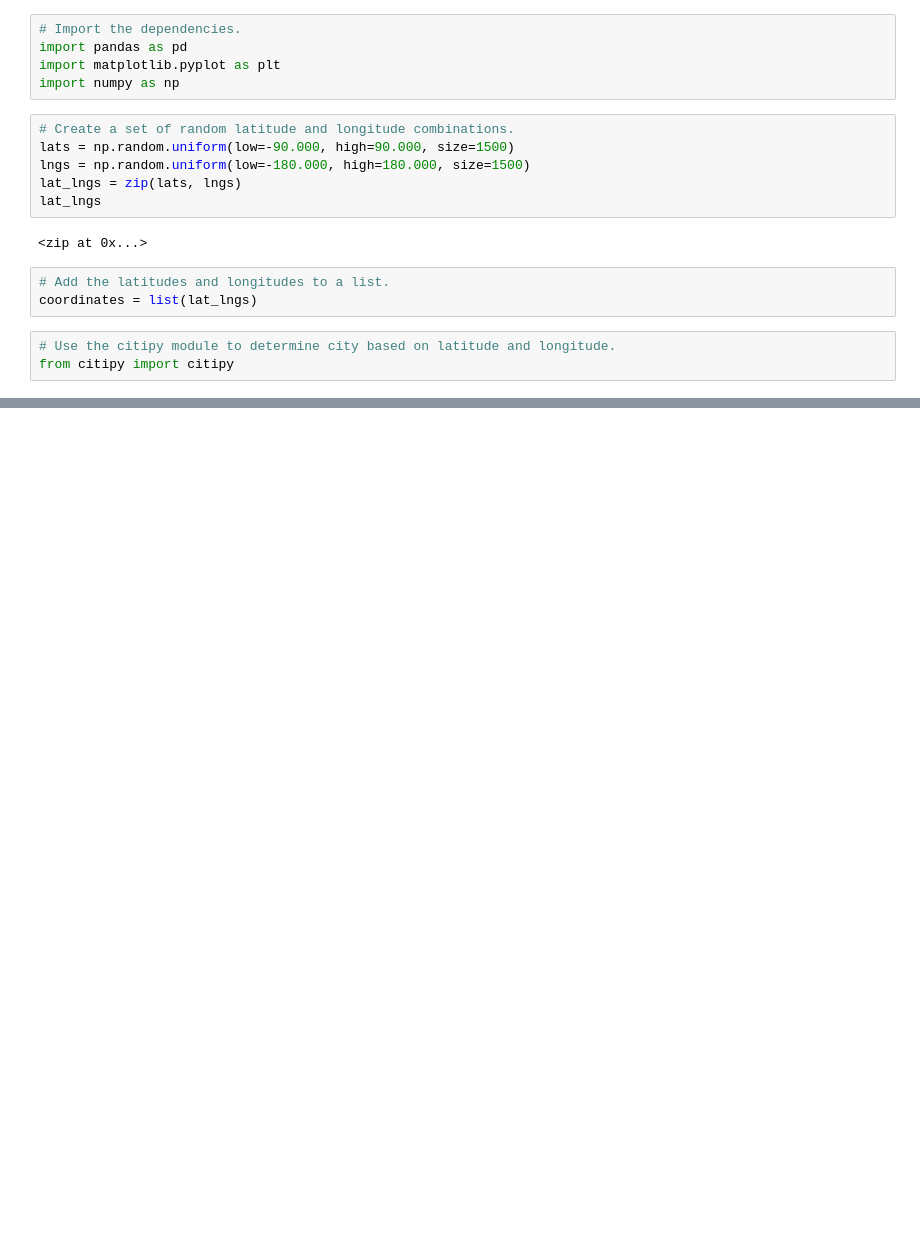
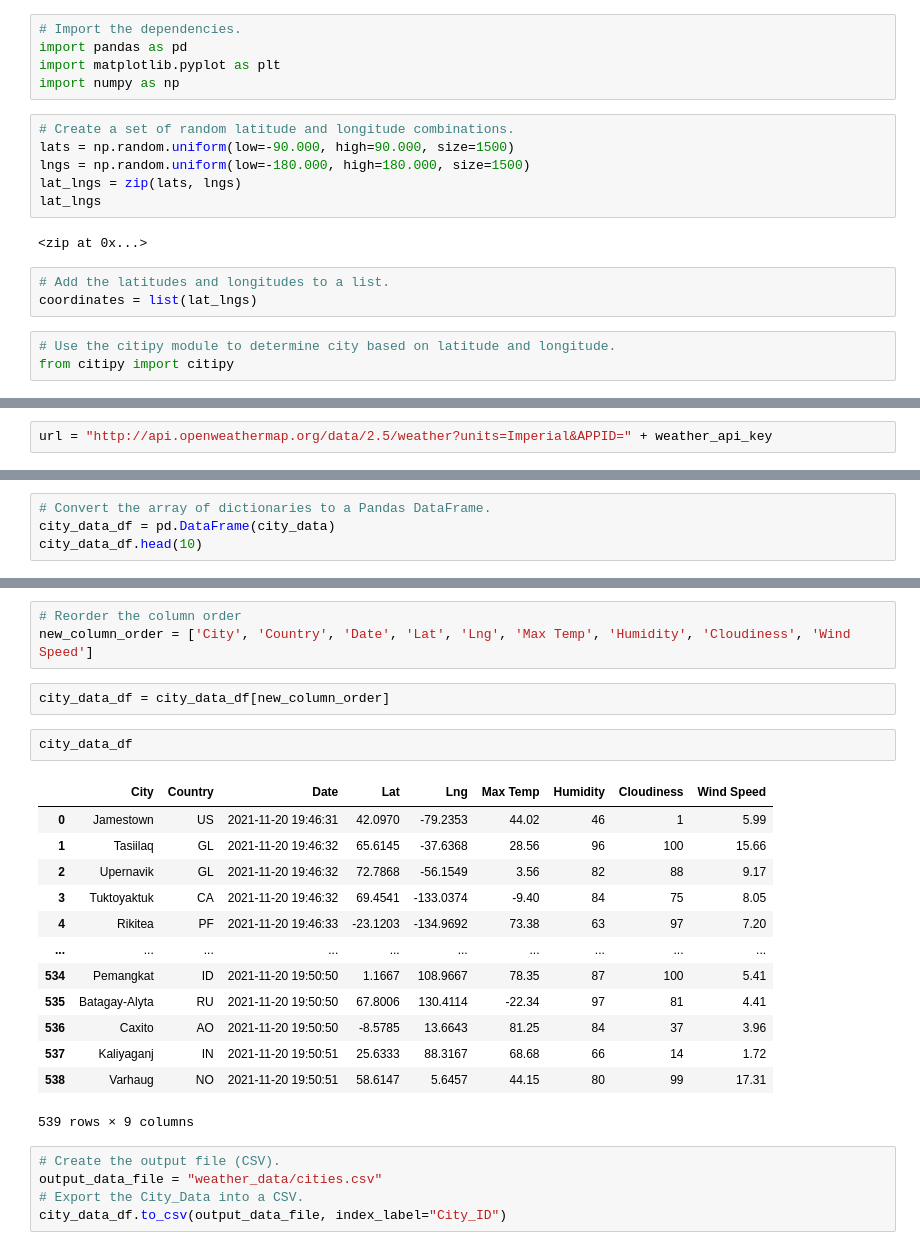
Before and after one commit to kmatias252/World_Weather_Analysis, a Jupyter notebook: WeatherPy.ipynb, the cells around one changed output, grey strips where cells are left out. Saved outputs shown, nothing was run; the diff lists cells and outputs as text; blank space fills up the shorter version.

```diff
--- a/WeatherPy.ipynb
+++ b/WeatherPy.ipynb
@@ -33,0 +43,2 @@ len(cities)
+# %%
+url = "http://api.openweathermap.org/data/2.5/weather?units=Imperial&APPID=" + weather_api_key
@@ -33,0 +124,4 @@ len(cities)
+# %%
+# Convert the array of dictionaries to a Pandas DataFrame.
+city_data_df = pd.DataFrame(city_data)
+city_data_df.head(10)
@@ -33,0 +140,26 @@ len(cities)
+# %%
+# Reorder the column order
+new_column_order = ['City', 'Country', 'Date', 'Lat', 'Lng', 'Max Temp', 'Humidity', 'Cloudiness', 'Wind Speed']
+# %%
+city_data_df = city_data_df[new_column_order]
+# %%
+city_data_df
+# %% [output]
+|  | City | Country | Date | Lat | Lng | Max Temp | Humidity | Cloudiness | Wind Speed |
+| 0 | Jamestown | US | 2021-11-20 19:46:31 | 42.0970 | -79.2353 | 44.02 | 46 | 1 | 5.99 |
+| 1 | Tasiilaq | GL | 2021-11-20 19:46:32 | 65.6145 | -37.6368 | 28.56 | 96 | 100 | 15.66 |
+| 2 | Upernavik | GL | 2021-11-20 19:46:32 | 72.7868 | -56.1549 | 3.56 | 82 | 88 | 9.17 |
+| 3 | Tuktoyaktuk | CA | 2021-11-20 19:46:32 | 69.4541 | -133.0374 | -9.40 | 84 | 75 | 8.05 |
+| 4 | Rikitea | PF | 2021-11-20 19:46:33 | -23.1203 | -134.9692 | 73.38 | 63 | 97 | 7.20 |
+| ... | ... | ... | ... | ... | ... | ... | ... | ... | ... |
+| 534 | Pemangkat | ID | 2021-11-20 19:50:50 | 1.1667 | 108.9667 | 78.35 | 87 | 100 | 5.41 |
+| 535 | Batagay-Alyta | RU | 2021-11-20 19:50:50 | 67.8006 | 130.4114 | -22.34 | 97 | 81 | 4.41 |
+| 536 | Caxito | AO | 2021-11-20 19:50:50 | -8.5785 | 13.6643 | 81.25 | 84 | 37 | 3.96 |
+| 537 | Kaliyaganj | IN | 2021-11-20 19:50:51 | 25.6333 | 88.3167 | 68.68 | 66 | 14 | 1.72 |
+| 538 | Varhaug | NO | 2021-11-20 19:50:51 | 58.6147 | 5.6457 | 44.15 | 80 | 99 | 17.31 |
+539 rows × 9 columns
+# %%
+# Create the output file (CSV).
+output_data_file = "weather_data/cities.csv"
+# Export the City_Data into a CSV.
+city_data_df.to_csv(output_data_file, index_label="City_ID")
```
Also changed, not shown: parts of 4 cells of this notebook.
